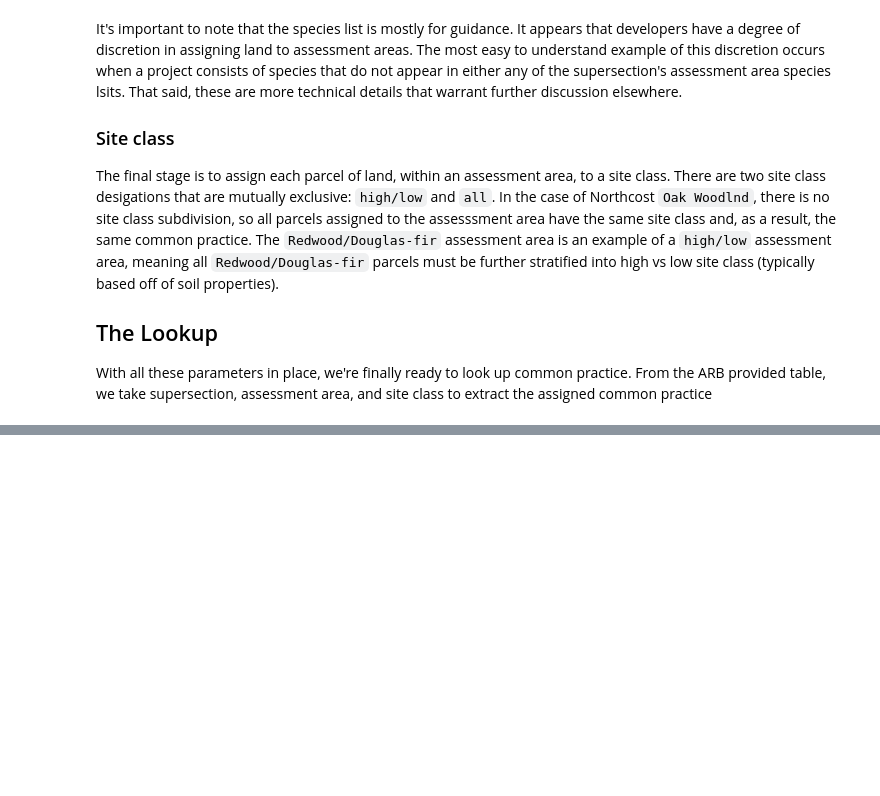
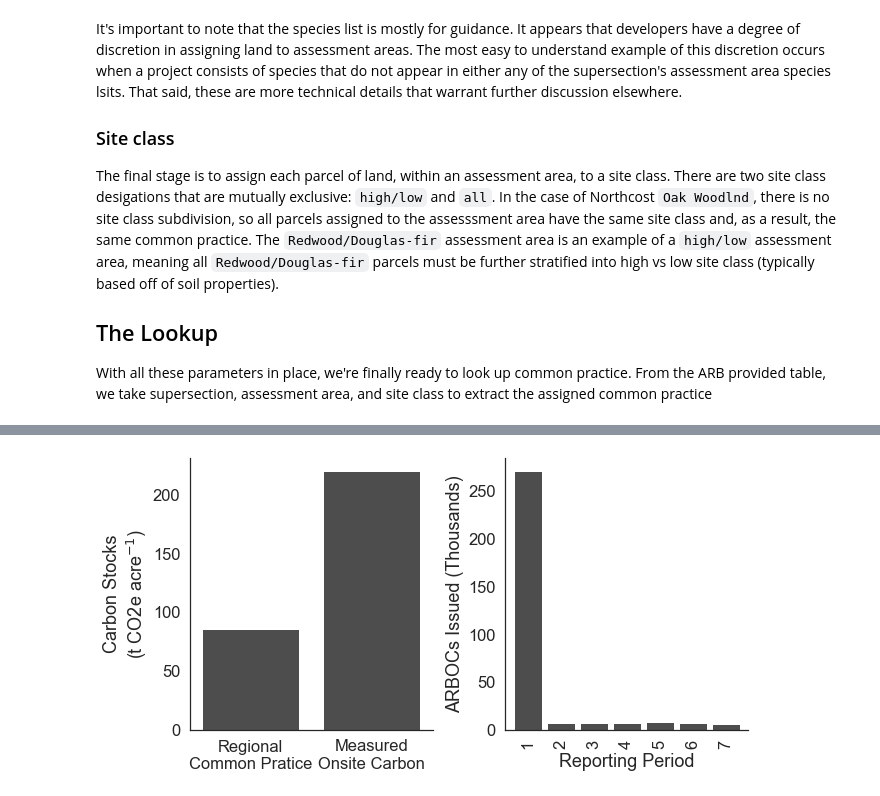
Before and after one commit to carbonplan/forest-offsets, a Jupyter notebook: notebooks/supersection_primer-draft.ipynb, the cells around one changed output, grey strips where cells are left out. Saved outputs shown, nothing was run; the diff lists cells and outputs as text; code cells hidden in the pictures; blank space fills up the shorter version.

```diff
--- a/notebooks/supersection_primer-draft.ipynb
+++ b/notebooks/supersection_primer-draft.ipynb
@@ -130,0 +217,4 @@ norcal_aa[["assessment_area", "site_class", "common_practice"]]
+# %%
+issuance_table = load_issuance_table(
+    "/Users/darryl/forest-retro/documents-of-interest/arb/issuance/arboc_issuance_2020-09-09.xlsx"
+)
@@ -130,0 +223,7 @@ norcal_aa[["assessment_area", "site_class", "common_practice"]]
+# %%
+import matplotlib.pyplot as plt
+
+import seaborn as sns
+
+sns.set(font_scale=1.5)
+sns.set_style("white")
@@ -130,0 +232,32 @@ norcal_aa[["assessment_area", "site_class", "common_practice"]]
+# %%
+fig, (ax1, ax2) = plt.subplots(ncols=2, figsize=(10, 5), gridspec_kw={"wspace": 0.30})
+sns.barplot(
+    data=tp,
+    x="index",
+    y="value",
+    color=".3",
+    order=["common_practice", "initial_carbon_stock"],
+    ax=ax1,
+)
+
+ax1.set_xticklabels(["Regional\nCommon Pratice", "Measured\nOnsite Carbon"])
+plt.xticks
+ax1.set_xlabel("")
+ax1.set_ylabel("Carbon Stocks\n(t CO2e acre$^{-1}$)")
+
+proj_issuance = (
+    issuance_table.loc[issuance_table["opr_id"] == "ACR189"]["allocation"].reset_index(
+        drop=True
+    )
+    / 1_000
+)
+proj_issuance.index = range(1, len(proj_issuance) + 1)
+
+
+proj_issuance.plot(kind="bar", color=".3", ax=ax2, width=0.85)
+plt.ylabel("ARBOCs Issued (Thousands)")
+plt.xlabel("Reporting Period")
+
+sns.despine()
+# %% [output]
+[figure, added]
```
Also changed, not shown: parts of 11 cells of this notebook, 8 other files.
